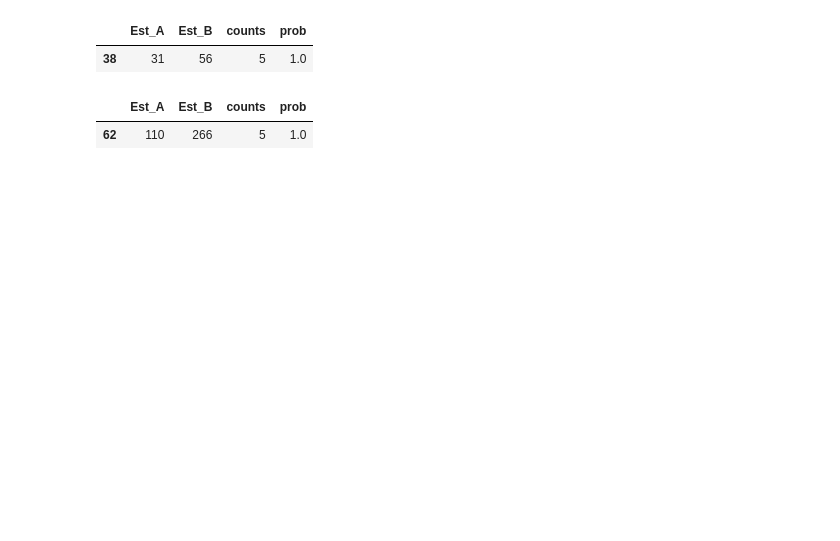
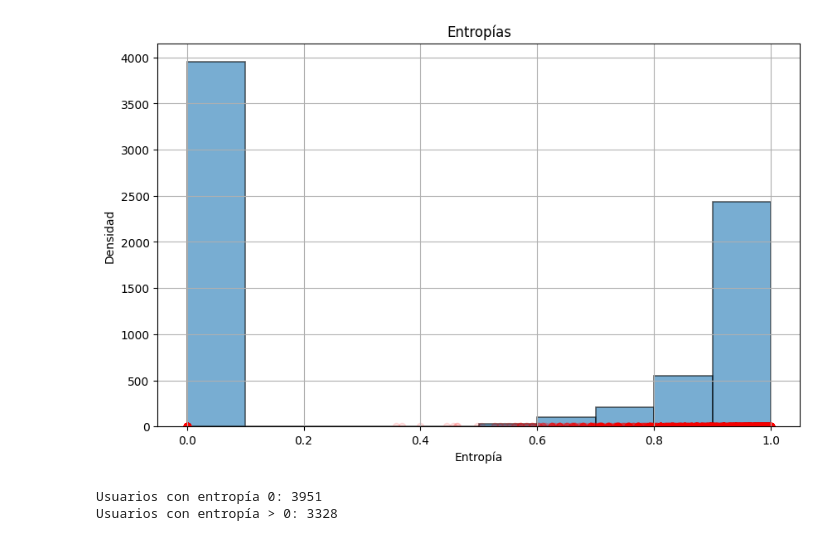
Before and after one commit to angelmdezhdez/thesis, a Jupyter notebook: entropy_fix.ipynb, the cells around one changed output. Drawn from its saved outputs; the diff is of its cells as text; code cells hidden in the pictures; blank space fills up the shorter version.

Commit message:
Trying to fix the entropy

```diff
--- a/entropy_fix.ipynb
+++ b/entropy_fix.ipynb
@@ -81,5 +48,0 @@ plt.show()
-# %%
-entr_0 = []
-for user in users_to_analize:
-    if entropies[np.where(np.array(users_to_analize) == user)[0][0]] == 0:
-        entr_0.append(user)
@@ -116,12 +48,0 @@ counter_user_10654
-# %%
-counter_user_420420 = count_trips_mibici(data[data['Usuario_Id'] == 420420])
-counter_user_420420
-# %% [output]
-|  | Est_A | Est_B | counts | prob |
-| 38 | 31 | 56 | 5 | 1.0 |
-# %%
-counter_user_445621 = count_trips_mibici(data[data['Usuario_Id'] == 445621])
-counter_user_445621
-# %% [output]
-|  | Est_A | Est_B | counts | prob |
-| 62 | 110 | 266 | 5 | 1.0 |
@@ -127,0 +77,41 @@ counter_user_445621
+# %%
+def compute_entropy_normalized(counter_user):
+    '''
+    args:
+    counter_user: DataFrame with columns Est_A, Est_B, counts, prob given by count_trips_mibici by a specific user
+    total_counter: DataFrame with columns Est_A, Est_B, counts, prob given by count_trips_mibici by all users
+    return:
+    entropy: float with the entropy
+    '''
+    entropy = 0
+    N = len(counter_user)
+    if N == 0:
+        return None
+    else:
+        for i in range(N):
+            prob = counter_user.iloc[i]['prob']
+            entropy -= prob * np.log(prob)
+        if N > 1:
+            entropy /= np.log(N)
+        return entropy
+# %%
+entropies = []
+users_to_analize = []
+for user in users:
+    data_user = data[data['Usuario_Id'] == user]
+    counter_user = count_trips_mibici(data_user)
+    entropy = compute_entropy_normalized(counter_user)
+    if entropy is not None:
+        entropies.append(entropy)
+        users_to_analize.append(user)
+# %%
+plt.figure(figsize=(10, 6))
+plt.hist(entropies, bins=10, alpha=0.6, edgecolor='black', linewidth=1.2)
+plt.scatter(entropies, np.zeros(len(entropies)), color='red', alpha=0.1)
+plt.xlabel('Entropía')
+plt.ylabel('Densidad')
+plt.title('Entropías')
+plt.grid()
+plt.show()
+# %% [output]
+[figure, added]
@@ -127,0 +127,6 @@ counter_user_445621
+# %%
+print(f'Usuarios con entropía 0: {len(users_0)}')
+print(f'Usuarios con entropía > 0: {len(users_1)}')
+# %% [output]
+Usuarios con entropía 0: 3951
+Usuarios con entropía > 0: 3328
```
Also changed, not shown: parts of 49 cells of this notebook, 2 other files.
